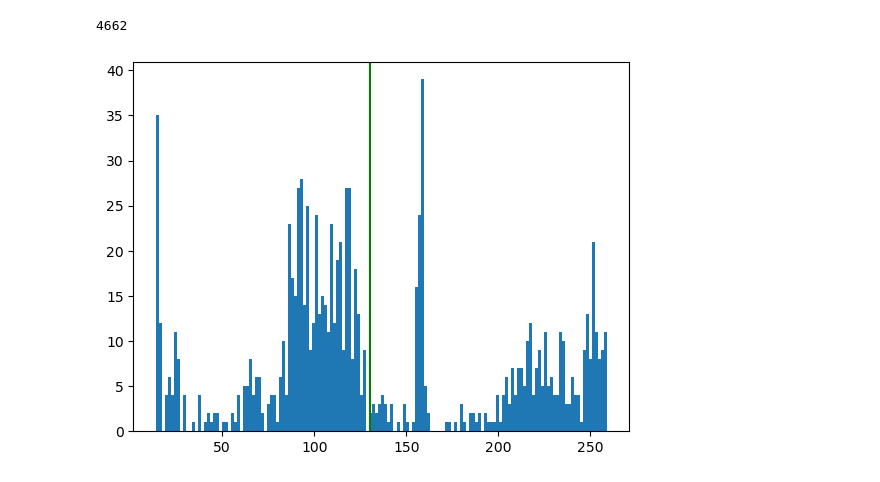
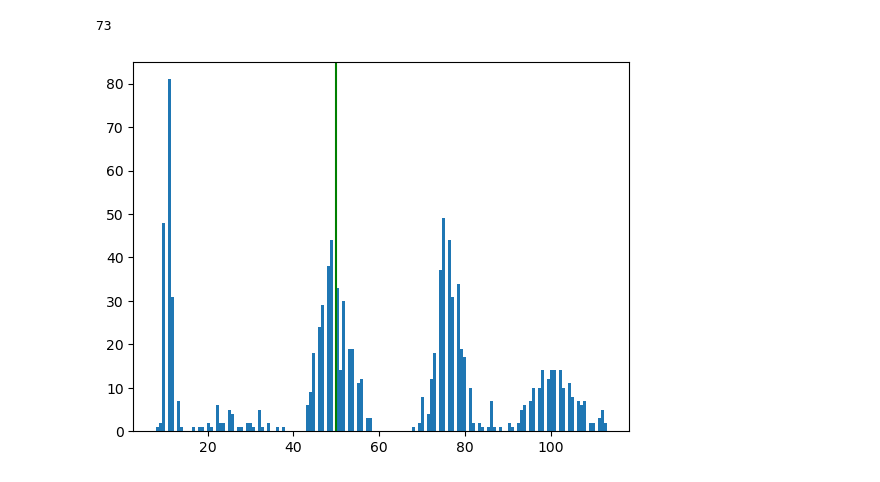
Before and after one commit to mvdbremt/Performance-Specific-Reinforcement-learning, a Jupyter notebook: DQNGraphLeveledNormalizedsparsereward.ipynb, the cells around one changed output. Saved outputs shown, nothing was run; the diff lists cells and outputs as text; code cells hidden in the pictures.

```diff
--- a/DQNGraphLeveledNormalizedsparsereward.ipynb
+++ b/DQNGraphLeveledNormalizedsparsereward.ipynb
@@ -1,6 +1,6 @@
 # %%
 import matplotlib.pyplot as plt
-goal=130
+goal=50
 %store -r goal12LearnerEp
 episodesResults = goal12LearnerEp
 plt.plot(episodesResults)
@@ -35,7 +35,7 @@ print(previous100AveragePlot)
 # %%
 episodesResultswithoutOutliers=[]
 for i in episodesResults:
-    if i >goal * 0.1 and i < goal*2:
+    if i >goal * 0.1 and i < goal*5:
         episodesResultswithoutOutliers.append(i)
 plt.hist(episodesResultswithoutOutliers,bins=150)
 plt.axvline(x= goal,color ='g')
@@ -46,14 +46,14 @@ print(len(episodesResults)-len(episodesResultswithoutOutliers))
 # %%
 episodesResultswithoutOutliers=[]
 for i in episodesResults:
-    if i >goal * 0.1 and i < goal*2:
+    if i >goal * 0.1 and i < goal*5:
         episodesResultswithoutOutliers.append(i)
 plt.hist(episodesResultswithoutOutliers[-1000:],bins=150)
 plt.axvline(x= goal,color ='g')
 print(len(episodesResults)-len(episodesResultswithoutOutliers))
 # %% [output]
-4662
+73
-[figure, old version]
+[figure, new version]
 # %%
 %store -r DQN6KL
 plt.plot(DQN6KL)
```
Also changed, not shown: parts of 5 cells of this notebook, 7 other files.
